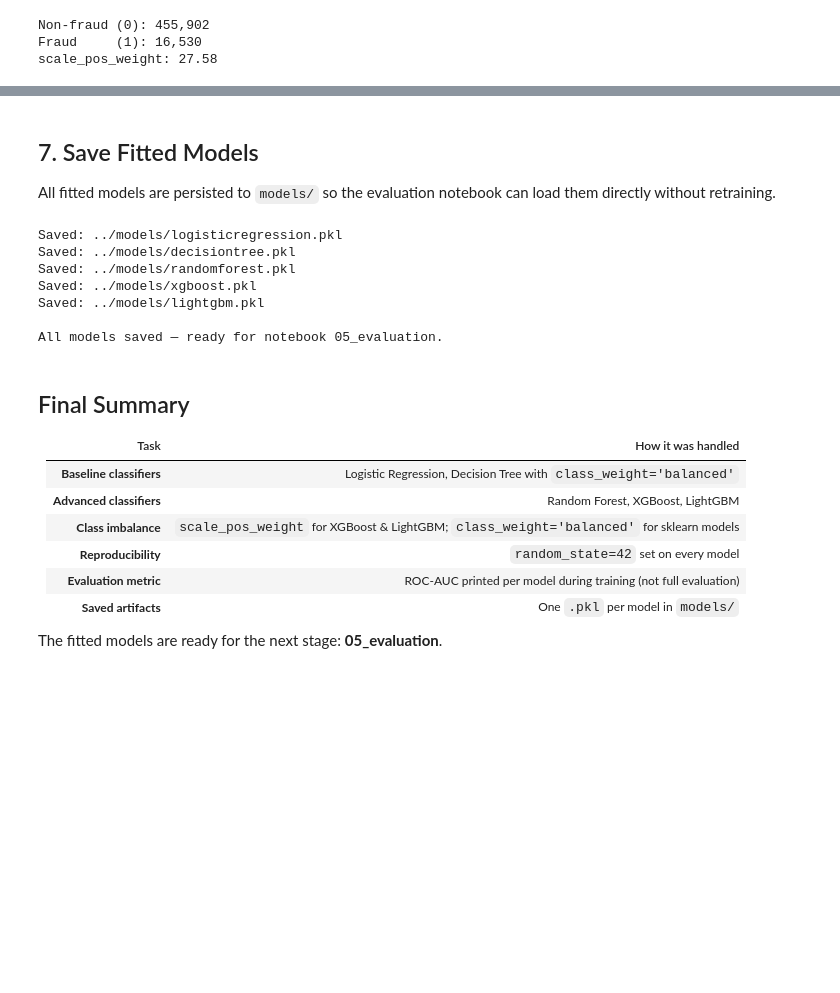
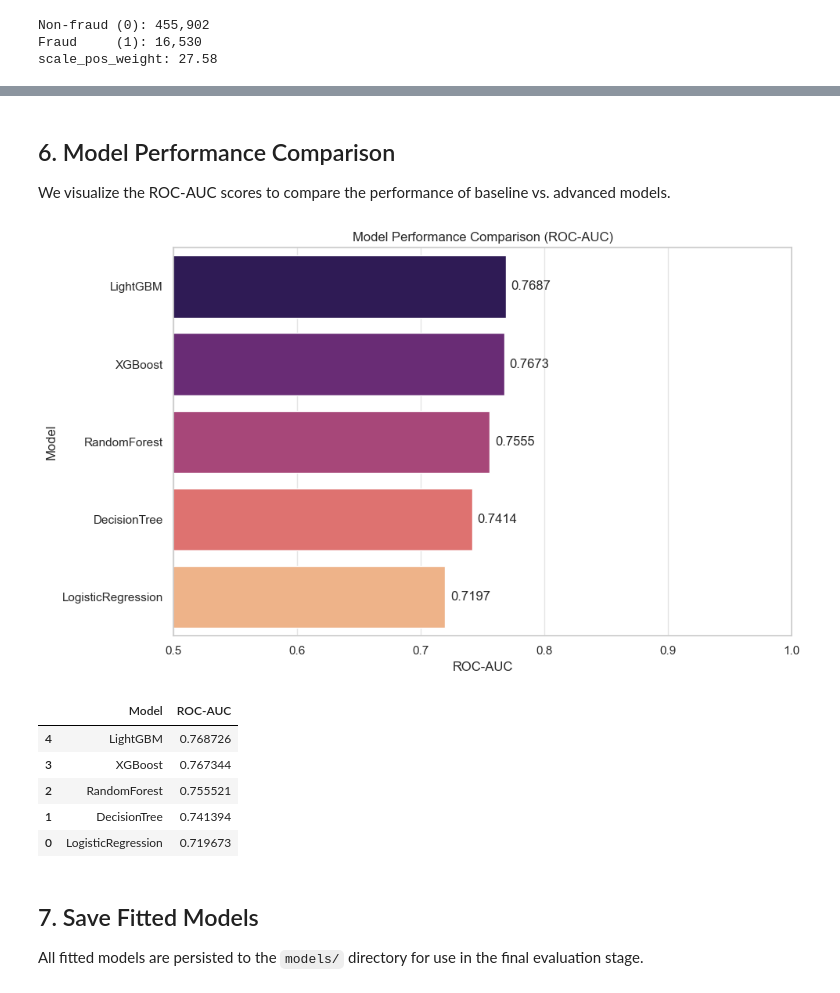
Before and after one commit to zAyman01/FraudDetectionProject, a Jupyter notebook: notebooks/04_models.ipynb, the cells around one changed output, grey strips where cells are left out. Drawn from its saved outputs; the diff is of its cells as text; code cells hidden in the pictures; blank space fills up the shorter version.

```diff
--- a/notebooks/04_models.ipynb
+++ b/notebooks/04_models.ipynb
@@ -154,14 +88,0 @@ performance compared to the boosting models on this dataset.
-# %%
-advanced_results = {}
-fitted_advanced  = {}
-
-for name, model in advanced_models.items():
-    print(f"Training {name} ...", end=" ")
-    model.fit(X_train, y_train)
-    y_pred_proba = model.predict_proba(X_test)[:, 1]
-    auc = roc_auc_score(y_test, y_pred_proba)
-    advanced_results[name] = auc
-    fitted_advanced[name]  = model
-    print(f"ROC-AUC = {auc:.4f}")
-
-print("\nAdvanced training complete.")
@@ -174,36 +195,46 @@ Advanced training complete.
+# %% [markdown]
+## 6. Model Performance Comparison
+
+We visualize the ROC-AUC scores to compare the performance of baseline vs. advanced models.
+# %%
+# Convert results to DataFrame for easier plotting and display
+df_results = pd.DataFrame(list(results.items()), columns=['Model', 'ROC-AUC'])
+df_results = df_results.sort_values(by='ROC-AUC', ascending=False)
+
+# Visualize performance
+plt.figure(figsize=(10, 6))
+ax = sns.barplot(x='ROC-AUC', y='Model', data=df_results, palette='magma')
+plt.title('Model Performance Comparison (ROC-AUC)')
+plt.xlim(0.5, 1.0)
+
+# Add value labels to the bars
+for i in ax.containers:
+    ax.bar_label(i, fmt='%.4f', padding=5)
+
+plt.tight_layout()
+os.makedirs("../results/figures", exist_ok=True)
+plt.savefig("../results/figures/model_comparison.png")
+plt.show()
+
+display(df_results)
+# %% [output]
+[figure, added]
+|  | Model | ROC-AUC |
+| 4 | LightGBM | 0.768726 |
+| 3 | XGBoost | 0.767344 |
+| 2 | RandomForest | 0.755521 |
+| 1 | DecisionTree | 0.741394 |
+| 0 | LogisticRegression | 0.719673 |
 # %% [markdown]
 ## 7. Save Fitted Models
 
-All fitted models are persisted to `models/` so the evaluation notebook can load them directly without retraining.
+All fitted models are persisted to the `models/` directory for use in the final evaluation stage.
 # %%
 os.makedirs('../models', exist_ok=True)
 
-all_fitted = {**fitted_baseline, **fitted_advanced}
-
-for name, model in all_fitted.items():
+for name, model in fitted_models.items():
     filepath = f'../models/{name.lower()}.pkl'
     joblib.dump(model, filepath)
     print(f'Saved: {filepath}')
 
 print('\nAll models saved — ready for notebook 05_evaluation.')
-# %% [output]
-Saved: ../models/logisticregression.pkl
-Saved: ../models/decisiontree.pkl
-Saved: ../models/randomforest.pkl
-Saved: ../models/xgboost.pkl
-Saved: ../models/lightgbm.pkl
-
-All models saved — ready for notebook 05_evaluation.
-# %% [markdown]
-## Final Summary
-
-| Task | How it was handled |
-|---|---|
-| **Baseline classifiers** | Logistic Regression, Decision Tree with `class_weight='balanced'` |
-| **Advanced classifiers** | Random Forest, XGBoost, LightGBM |
-| **Class imbalance** | `scale_pos_weight` for XGBoost & LightGBM; `class_weight='balanced'` for sklearn models |
-| **Reproducibility** | `random_state=42` set on every model |
-| **Evaluation metric** | ROC-AUC printed per model during training (not full evaluation) |
-| **Saved artifacts** | One `.pkl` per model in `models/` |
-
-The fitted models are ready for the next stage: **05_evaluation**.
```
Also changed, not shown: parts of 19 cells of this notebook, 1 other file.
